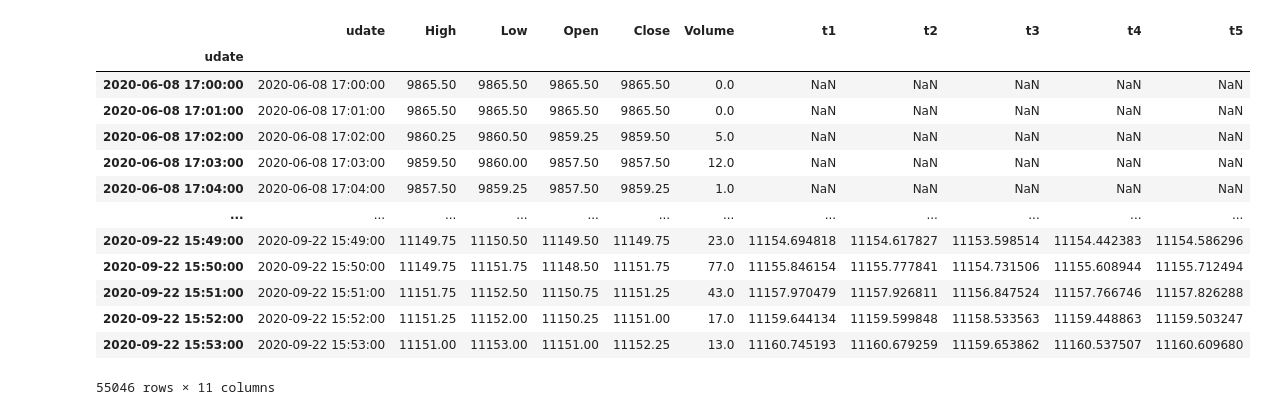
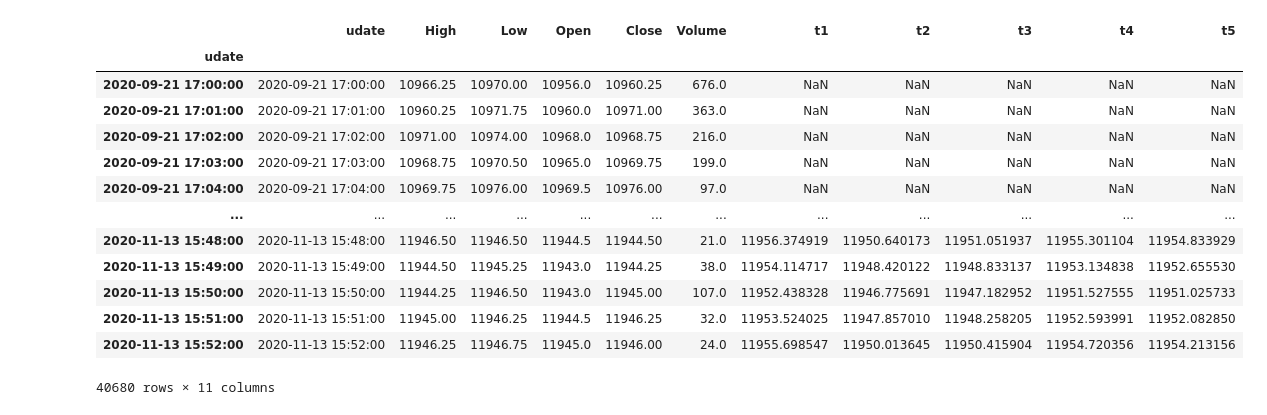
Before and after one commit to webclinic017/dbpower-machine-learning-project, a Jupyter notebook: algo.ipynb, the cells around one changed output. Drawn from its saved outputs; the diff is of its cells as text; code cells hidden in the pictures.

```diff
--- a/algo.ipynb
+++ b/algo.ipynb
@@ -10,47 +10,47 @@ pd.options.mode.chained_assignment = None
 # %%
 """
 1.0 传叁
 file1 = request.form.get('file1') # 文件1
 file2 = request.form.get('file2') # 文件2
 direction = request.form.get('direction') # 方向
 vol = float(request.form.get('vol'))  # 买卖波幅
 vol2 = float(request.form.get('vol2'))  # 止蚀波幅
 cutloss = float(request.form.get('cutLoss'))  # 止蚀
 is_adjust = False if request.form.get('adjection')=='false' else True # 调整
 minutes = int(request.form.get('minutes')) # 预测x分钟后
 """
 
 # 1.0 传叁
-file1 = '20201210-181232'
-file2 = 't5-0608-0922-e12-u512-w50-lr0.0005'
+file1 = '20201211-111436'
+file2 = 't5-0921-1113-e12-u512-w50-lr0.0005'
 direction = 'long' # 方向
 vol = 0.35 # 买卖波幅
 vol2 = 0.0 # 止蚀波幅
 cutloss = 1.50 # 止蚀
 is_adjust = False # 调整
 minutes = 5 # 预测x分钟后
 
 # 1.1 数据集
 path1 = os.path.abspath(os.path.join('data', 'nq', 'prediction', file1, file2+'.csv'))
 df1 = pd.read_csv(path1)
 df1.udate = pd.to_datetime(df1.udate)
 df1.index = pd.to_datetime(df1.udate)
 df1
 # %% [output]
 |  | udate | High | Low | Open | Close | Volume | t1 | t2 | t3 | t4 | t5 |
 | udate |  |  |  |  |  |  |  |  |  |  |  |
-| 2020-06-08 17:00:00 | 2020-06-08 17:00:00 | 9865.50 | 9865.50 | 9865.50 | 9865.50 | 0.0 | NaN | NaN | NaN | NaN | NaN |
-| 2020-06-08 17:01:00 | 2020-06-08 17:01:00 | 9865.50 | 9865.50 | 9865.50 | 9865.50 | 0.0 | NaN | NaN | NaN | NaN | NaN |
-| 2020-06-08 17:02:00 | 2020-06-08 17:02:00 | 9860.25 | 9860.50 | 9859.25 | 9859.50 | 5.0 | NaN | NaN | NaN | NaN | NaN |
-| 2020-06-08 17:03:00 | 2020-06-08 17:03:00 | 9859.50 | 9860.00 | 9857.50 | 9857.50 | 12.0 | NaN | NaN | NaN | NaN | NaN |
-| 2020-06-08 17:04:00 | 2020-06-08 17:04:00 | 9857.50 | 9859.25 | 9857.50 | 9859.25 | 1.0 | NaN | NaN | NaN | NaN | NaN |
+| 2020-09-21 17:00:00 | 2020-09-21 17:00:00 | 10966.25 | 10970.00 | 10956.0 | 10960.25 | 676.0 | NaN | NaN | NaN | NaN | NaN |
+| 2020-09-21 17:01:00 | 2020-09-21 17:01:00 | 10960.25 | 10971.75 | 10960.0 | 10971.00 | 363.0 | NaN | NaN | NaN | NaN | NaN |
+| 2020-09-21 17:02:00 | 2020-09-21 17:02:00 | 10971.00 | 10974.00 | 10968.0 | 10968.75 | 216.0 | NaN | NaN | NaN | NaN | NaN |
+| 2020-09-21 17:03:00 | 2020-09-21 17:03:00 | 10968.75 | 10970.50 | 10965.0 | 10969.75 | 199.0 | NaN | NaN | NaN | NaN | NaN |
+| 2020-09-21 17:04:00 | 2020-09-21 17:04:00 | 10969.75 | 10976.00 | 10969.5 | 10976.00 | 97.0 | NaN | NaN | NaN | NaN | NaN |
 | ... | ... | ... | ... | ... | ... | ... | ... | ... | ... | ... | ... |
-| 2020-09-22 15:49:00 | 2020-09-22 15:49:00 | 11149.75 | 11150.50 | 11149.50 | 11149.75 | 23.0 | 11154.694818 | 11154.617827 | 11153.598514 | 11154.442383 | 11154.586296 |
-| 2020-09-22 15:50:00 | 2020-09-22 15:50:00 | 11149.75 | 11151.75 | 11148.50 | 11151.75 | 77.0 | 11155.846154 | 11155.777841 | 11154.731506 | 11155.608944 | 11155.712494 |
-| 2020-09-22 15:51:00 | 2020-09-22 15:51:00 | 11151.75 | 11152.50 | 11150.75 | 11151.25 | 43.0 | 11157.970479 | 11157.926811 | 11156.847524 | 11157.766746 | 11157.826288 |
-| 2020-09-22 15:52:00 | 2020-09-22 15:52:00 | 11151.25 | 11152.00 | 11150.25 | 11151.00 | 17.0 | 11159.644134 | 11159.599848 | 11158.533563 | 11159.448863 | 11159.503247 |
-| 2020-09-22 15:53:00 | 2020-09-22 15:53:00 | 11151.00 | 11153.00 | 11151.00 | 11152.25 | 13.0 | 11160.745193 | 11160.679259 | 11159.653862 | 11160.537507 | 11160.609680 |
+| 2020-11-13 15:48:00 | 2020-11-13 15:48:00 | 11946.50 | 11946.50 | 11944.5 | 11944.50 | 21.0 | 11956.374919 | 11950.640173 | 11951.051937 | 11955.301104 | 11954.833929 |
+| 2020-11-13 15:49:00 | 2020-11-13 15:49:00 | 11944.50 | 11945.25 | 11943.0 | 11944.25 | 38.0 | 11954.114717 | 11948.420122 | 11948.833137 | 11953.134838 | 11952.655530 |
+| 2020-11-13 15:50:00 | 2020-11-13 15:50:00 | 11944.25 | 11946.50 | 11943.0 | 11945.00 | 107.0 | 11952.438328 | 11946.775691 | 11947.182952 | 11951.527555 | 11951.025733 |
+| 2020-11-13 15:51:00 | 2020-11-13 15:51:00 | 11945.00 | 11946.25 | 11944.5 | 11946.25 | 32.0 | 11953.524025 | 11947.857010 | 11948.258205 | 11952.593991 | 11952.082850 |
+| 2020-11-13 15:52:00 | 2020-11-13 15:52:00 | 11946.25 | 11946.75 | 11945.0 | 11946.00 | 24.0 | 11955.698547 | 11950.013645 | 11950.415904 | 11954.720356 | 11954.213156 |
-55046 rows × 11 columns
+40680 rows × 11 columns
 # %%
 # 2.0 数据集2
 df2 = df1.copy(deep=True)
```
Also changed, not shown: parts of 4 cells of this notebook, 1 other file.
